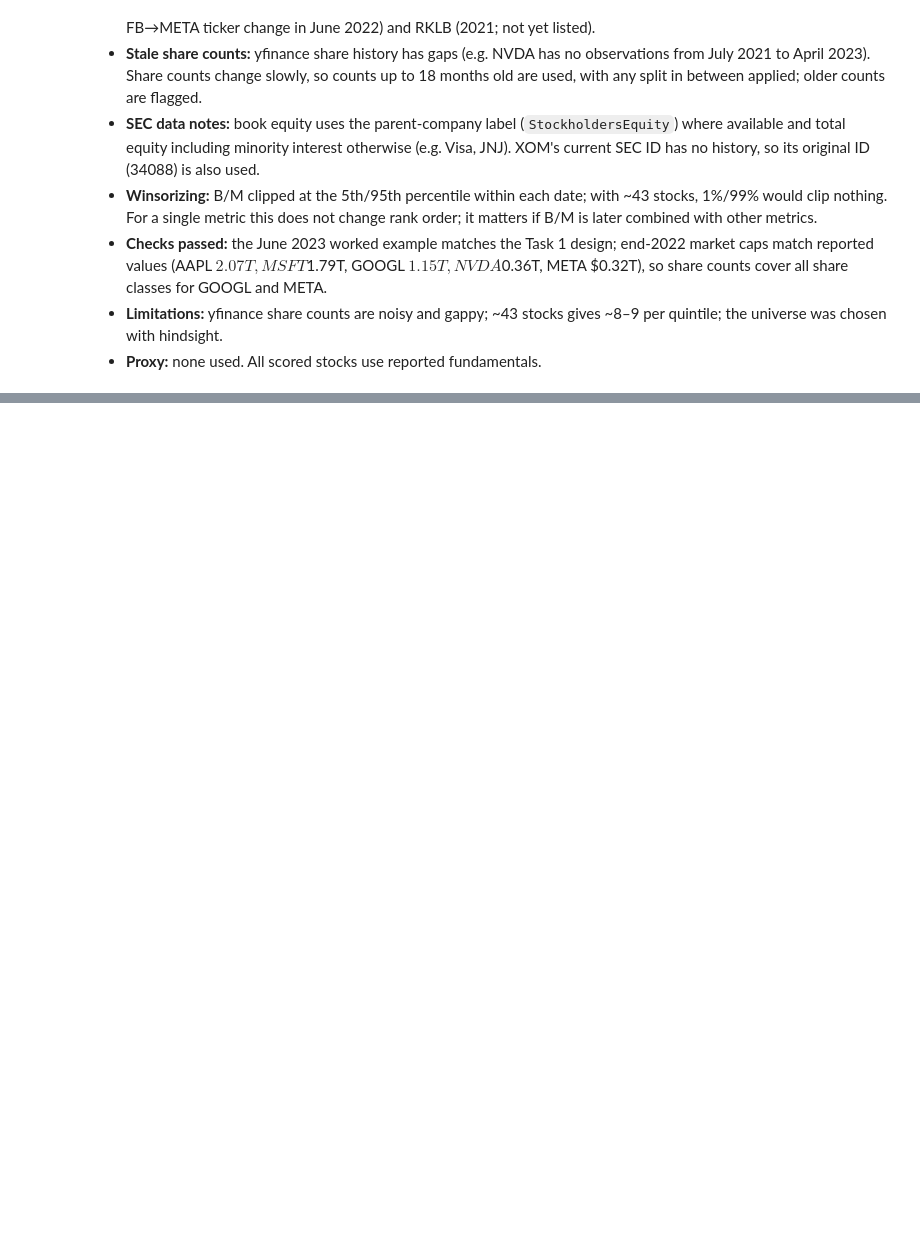
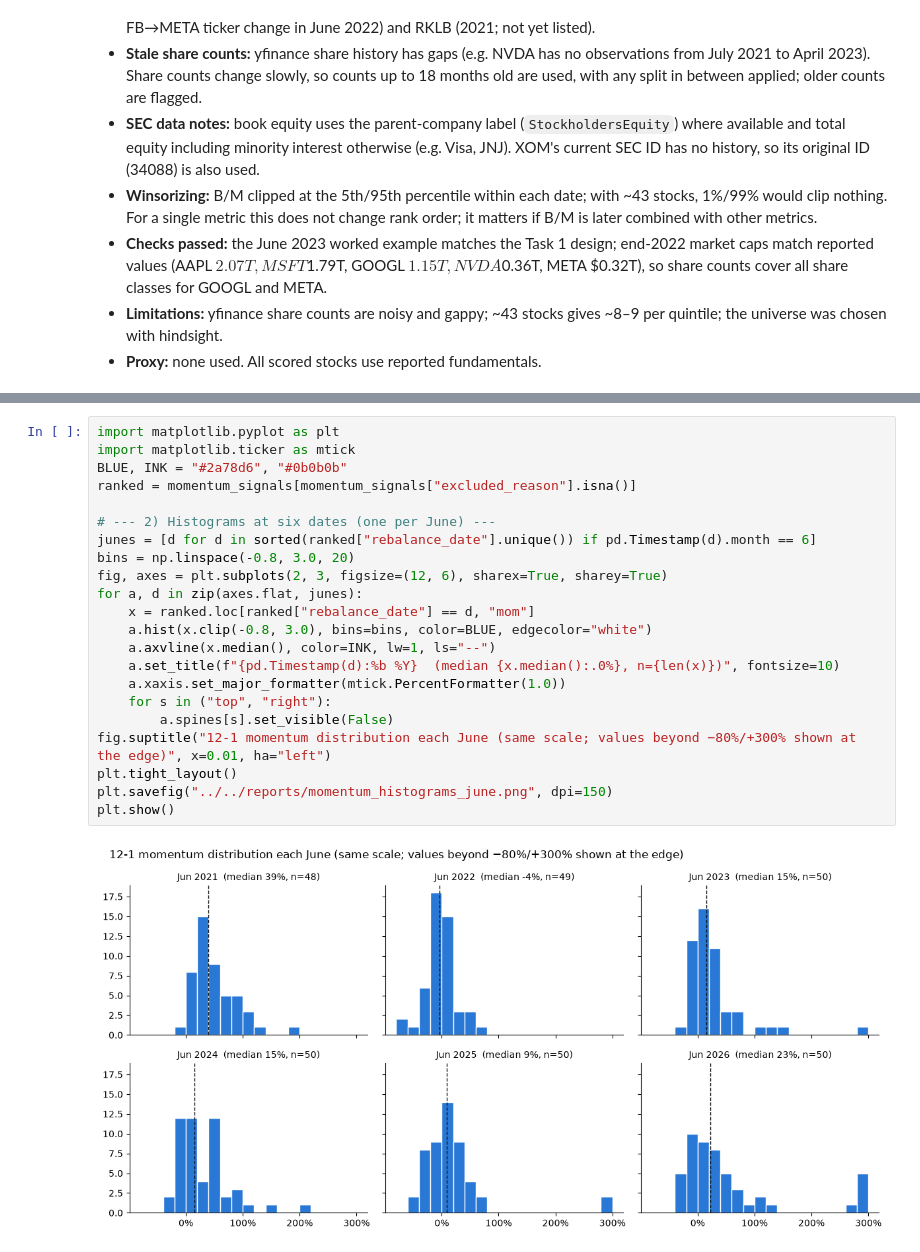
Before and after one commit to jialucharlottewu/LendoCapital, a Jupyter notebook: notebooks/week2/factor_value_momentum.ipynb, the cells around one changed output, grey strips where cells are left out. Saved outputs shown, nothing was run; the diff lists cells and outputs as text; blank space fills up the shorter version.

```diff
--- a/notebooks/week2/factor_value_momentum.ipynb
+++ b/notebooks/week2/factor_value_momentum.ipynb
@@ -322,0 +469,24 @@ summary.round(3)
+# %%
+import matplotlib.pyplot as plt
+import matplotlib.ticker as mtick
+BLUE, INK = "#2a78d6", "#0b0b0b"
+ranked = momentum_signals[momentum_signals["excluded_reason"].isna()]
+
+# --- 2) Histograms at six dates (one per June) ---
+junes = [d for d in sorted(ranked["rebalance_date"].unique()) if pd.Timestamp(d).month == 6]
+bins = np.linspace(-0.8, 3.0, 20)
+fig, axes = plt.subplots(2, 3, figsize=(12, 6), sharex=True, sharey=True)
+for a, d in zip(axes.flat, junes):
+    x = ranked.loc[ranked["rebalance_date"] == d, "mom"]
+    a.hist(x.clip(-0.8, 3.0), bins=bins, color=BLUE, edgecolor="white")
+    a.axvline(x.median(), color=INK, lw=1, ls="--")
+    a.set_title(f"{pd.Timestamp(d):%b %Y}  (median {x.median():.0%}, n={len(x)})", fontsize=10)
+    a.xaxis.set_major_formatter(mtick.PercentFormatter(1.0))
+    for s in ("top", "right"):
+        a.spines[s].set_visible(False)
+fig.suptitle("12-1 momentum distribution each June (same scale; values beyond −80%/+300% shown at the edge)", x=0.01, ha="left")
+plt.tight_layout()
+plt.savefig("../../reports/momentum_histograms_june.png", dpi=150)
+plt.show()
+# %% [output]
+[figure, added]
```
Also changed, not shown: parts of 19 cells of this notebook, 4 other files.
